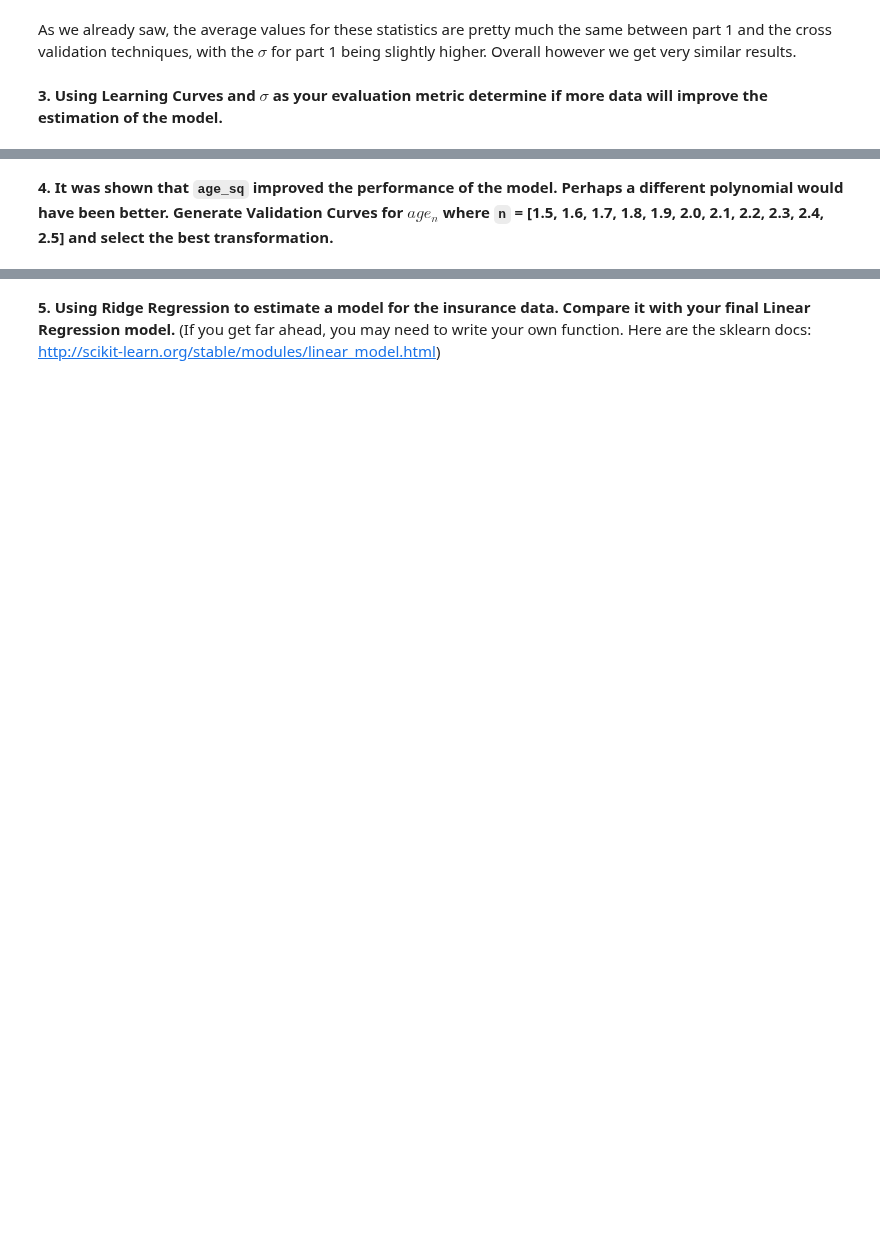
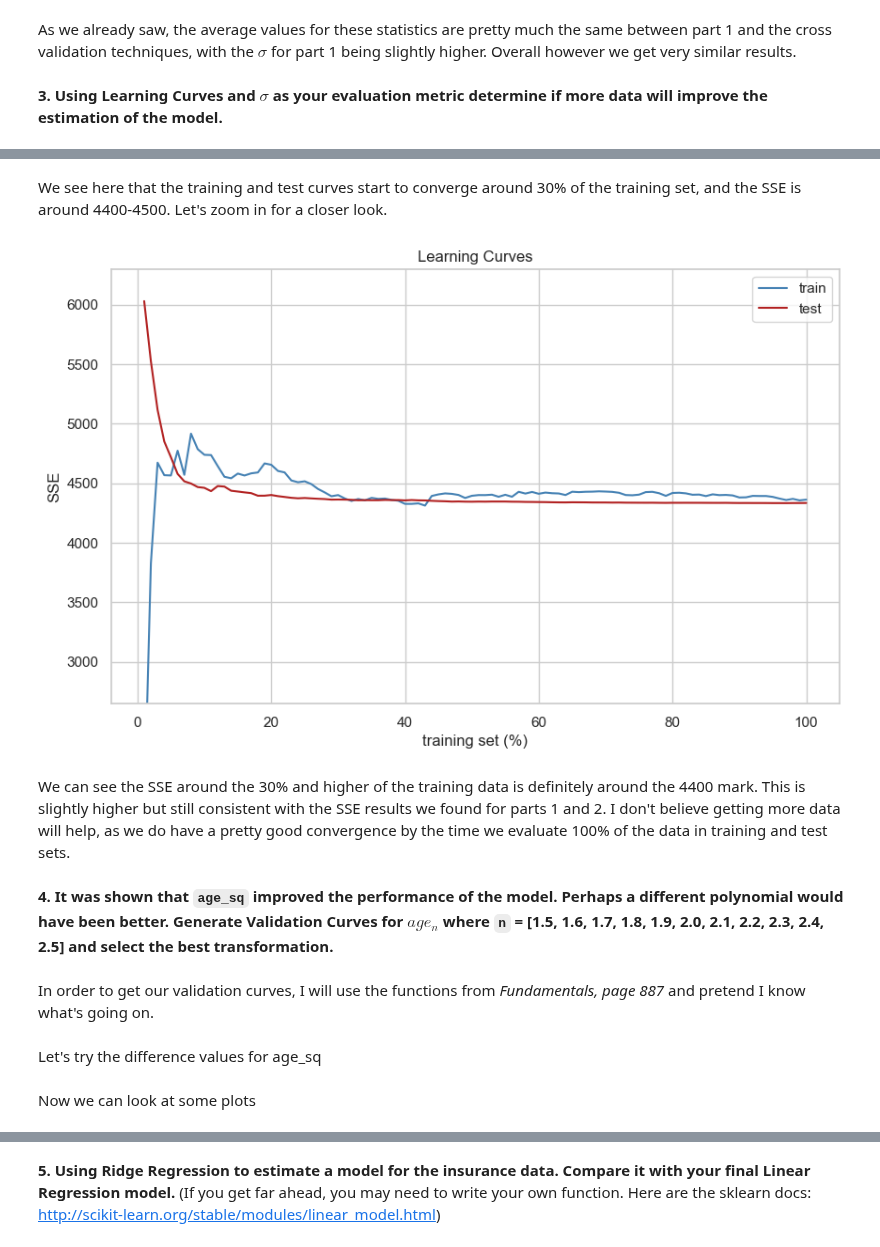
Before and after one commit to ansaridan/jhu-data-engineering-team-5, a Jupyter notebook: Module_11/Jhirsc21.ipynb, the cells around one changed output, grey strips where cells are left out. Cells and saved outputs as stored; diff of their text form; code cells hidden in the pictures; blank space fills up the shorter version.

```diff
--- a/Module_11/Jhirsc21.ipynb
+++ b/Module_11/Jhirsc21.ipynb
@@ -275,2 +401,12 @@ As we already saw, the average values for these statistics are pretty much the s
+# %% [markdown]
+We see here that the training and test curves start to converge around 30% of the training set, and the SSE is around 4400-4500. Let's zoom in for a closer look.
+# %%
+plot_learning_curves(results, r'SSE', credible=False, zoom=True)
+# %% [output]
+[figure, added]
+# %% [markdown]
+We can see the SSE around the 30% and higher of the training data is definitely around the 4400 mark. This is slightly higher but still consistent with the SSE results we found for parts 1 and 2. I don't believe getting more data will help, as we do have a pretty good convergence by the time we evaluate 100% of the data in training and test sets.
 # %% [markdown]
 **4. It was shown that `age_sq` improved the performance of the model. Perhaps a different polynomial would have been better. Generate Validation Curves for $age_n$ where `n` = [1.5, 1.6, 1.7, 1.8, 1.9, 2.0, 2.1, 2.2, 2.3, 2.4, 2.5] and select the best transformation.**
+# %% [markdown]
+In order to get our validation curves, I will use the functions from *Fundamentals, page 887* and pretend I know what's going on.
@@ -276,0 +450,2 @@ As we already saw, the average values for these statistics are pretty much the s
+# %% [markdown]
+Let's try the difference values for age_sq
@@ -276,0 +470,2 @@ As we already saw, the average values for these statistics are pretty much the s
+# %% [markdown]
+Now we can look at some plots
```
Also changed, not shown: parts of 28 cells of this notebook.
